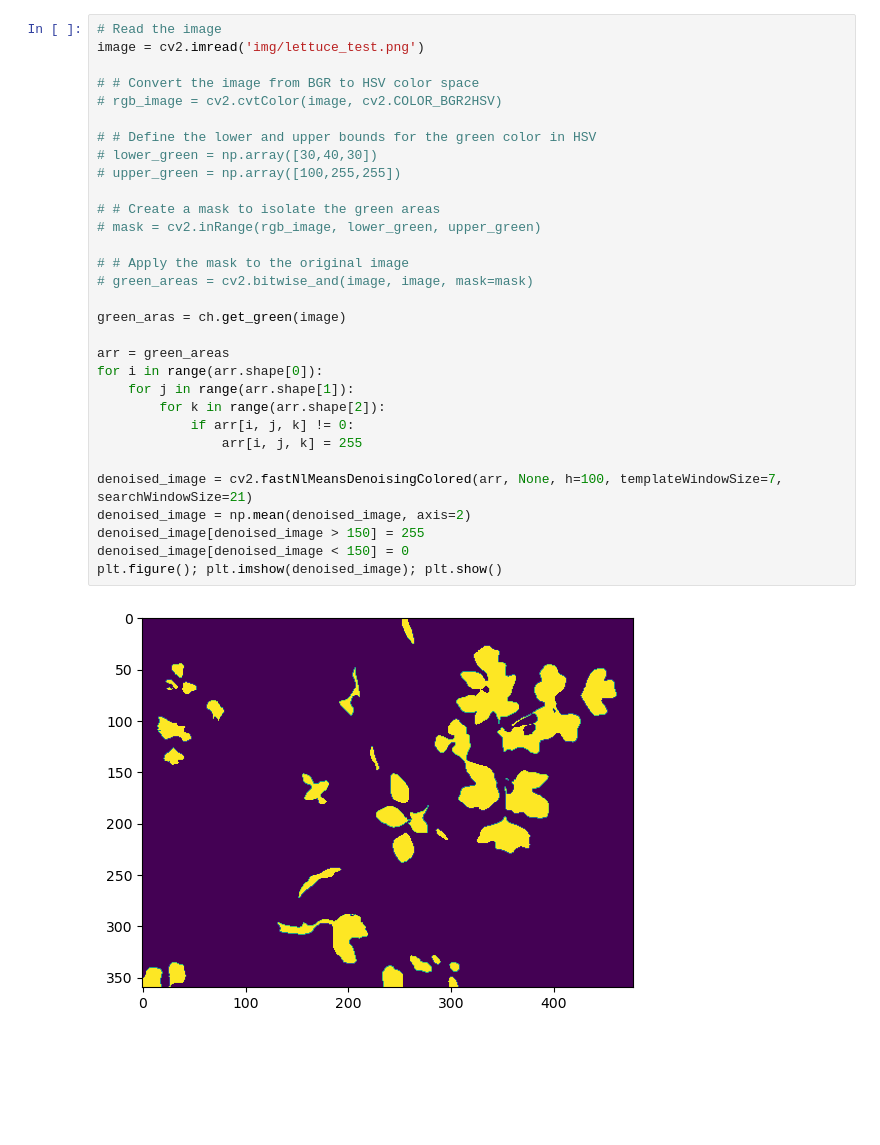
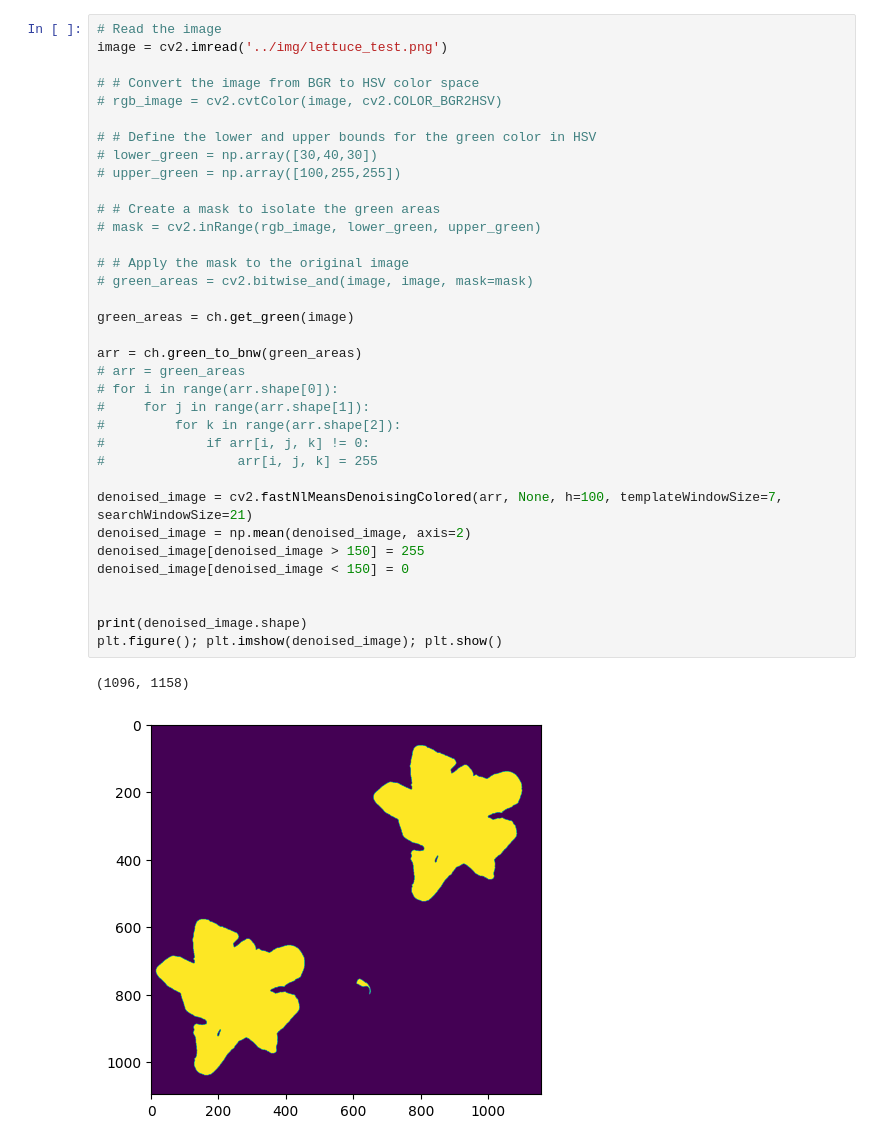
Before and after one commit to dokyun-kim4/weed-detection, a Jupyter notebook: notebooks/DBSCAN.ipynb, the cells around one changed output. Cells and saved outputs as stored; diff of their text form; blank space fills up the shorter version.

```diff
--- a/notebooks/DBSCAN.ipynb
+++ b/notebooks/DBSCAN.ipynb
@@ -8,34 +14,39 @@ from modules.cv_helpers import find_bounding_boxes, find_cluster_centers, plot_b
 # %%
 # Read the image
-image = cv2.imread('img/lettuce_test.png')
+image = cv2.imread('../img/lettuce_test.png')
 
 # # Convert the image from BGR to HSV color space
 # rgb_image = cv2.cvtColor(image, cv2.COLOR_BGR2HSV)
 
 # # Define the lower and upper bounds for the green color in HSV
 # lower_green = np.array([30,40,30])
 # upper_green = np.array([100,255,255])
 
 # # Create a mask to isolate the green areas
 # mask = cv2.inRange(rgb_image, lower_green, upper_green)
 
 # # Apply the mask to the original image
 # green_areas = cv2.bitwise_and(image, image, mask=mask)
 
-green_aras = ch.get_green(image)
+green_areas = ch.get_green(image)
 
-arr = green_areas
-for i in range(arr.shape[0]):
-    for j in range(arr.shape[1]):
-        for k in range(arr.shape[2]):
-            if arr[i, j, k] != 0:
-                arr[i, j, k] = 255
+arr = ch.green_to_bnw(green_areas)
+# arr = green_areas
+# for i in range(arr.shape[0]):
+#     for j in range(arr.shape[1]):
+#         for k in range(arr.shape[2]):
+#             if arr[i, j, k] != 0:
+#                 arr[i, j, k] = 255
 
 denoised_image = cv2.fastNlMeansDenoisingColored(arr, None, h=100, templateWindowSize=7, searchWindowSize=21)
 denoised_image = np.mean(denoised_image, axis=2)
 denoised_image[denoised_image > 150] = 255
 denoised_image[denoised_image < 150] = 0
+
+
+print(denoised_image.shape)
 plt.figure(); plt.imshow(denoised_image); plt.show()
 # %% [output]
+(1096, 1158)
-[figure, old version]
+[figure, new version]
 # %%
```
Also changed, not shown: parts of 8 cells of this notebook.
